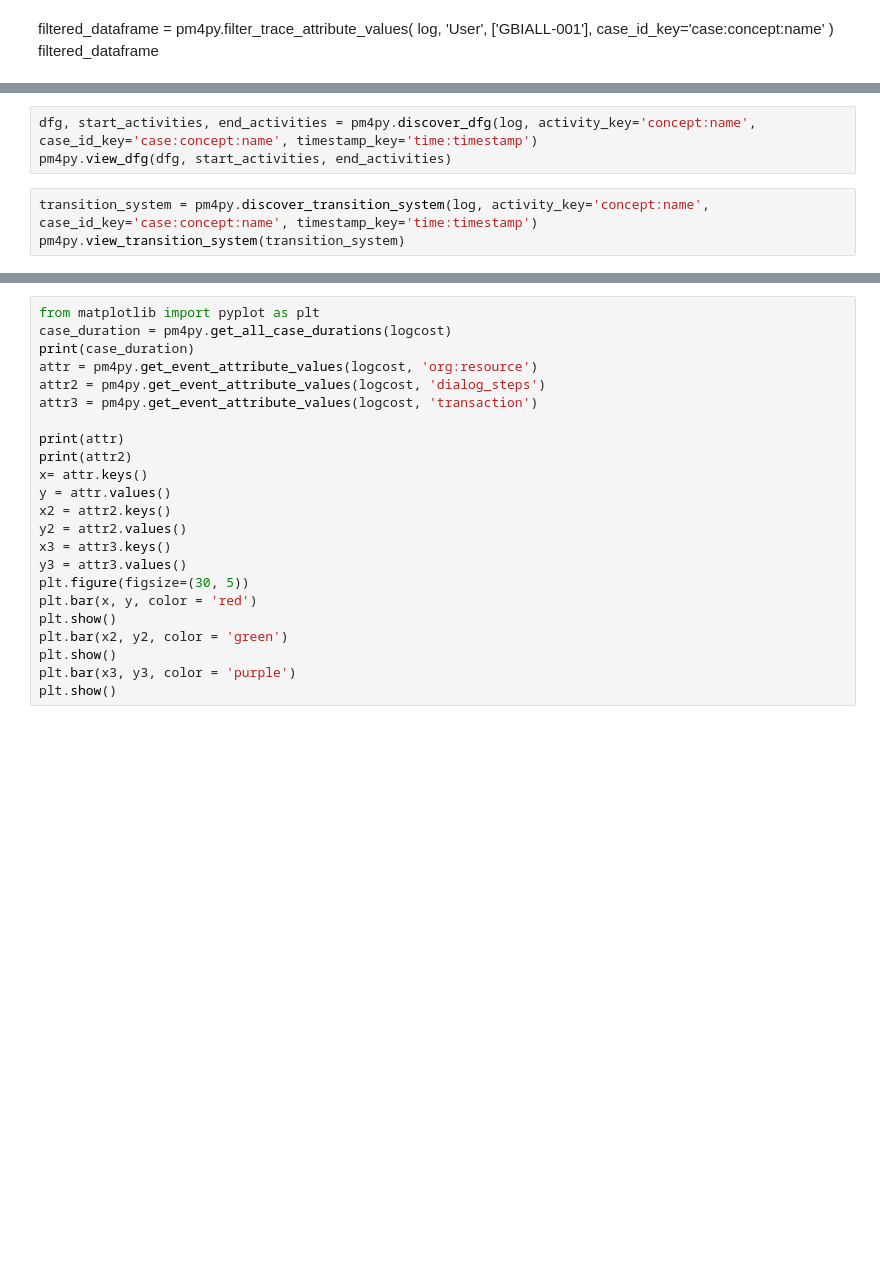
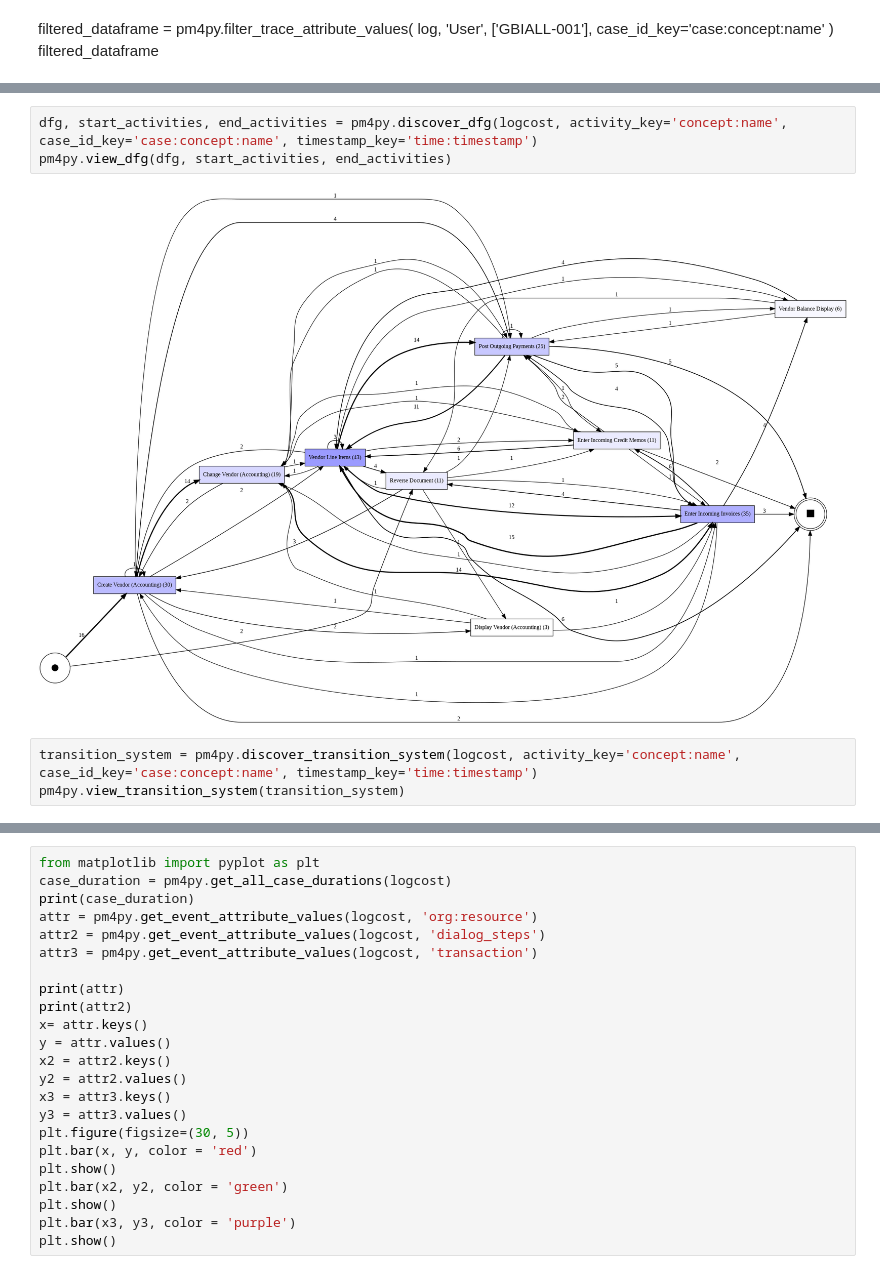
Before and after one commit to szabild/procmin2, a Jupyter notebook: procmin0315.ipynb, the cells around one changed output, grey strips where cells are left out. Cells and saved outputs as stored; diff of their text form; blank space fills up the shorter version.

```diff
--- a/procmin0315.ipynb
+++ b/procmin0315.ipynb
@@ -133,8 +191,10 @@ pm4py.view_petri_net(net, initial_marking, final_marking)
 # %%
-dfg, start_activities, end_activities = pm4py.discover_dfg(log, activity_key='concept:name', case_id_key='case:concept:name', timestamp_key='time:timestamp')
+dfg, start_activities, end_activities = pm4py.discover_dfg(logcost, activity_key='concept:name', case_id_key='case:concept:name', timestamp_key='time:timestamp')
 pm4py.view_dfg(dfg, start_activities, end_activities)
+# %% [output]
+[figure, added]
 # %%
-transition_system = pm4py.discover_transition_system(log, activity_key='concept:name', case_id_key='case:concept:name', timestamp_key='time:timestamp')
+transition_system = pm4py.discover_transition_system(logcost, activity_key='concept:name', case_id_key='case:concept:name', timestamp_key='time:timestamp')
 pm4py.view_transition_system(transition_system)
 # %%
 print(pm4py.stats.get_case_duration(logcost, case_id = '8'))
```
Also changed, not shown: parts of 8 cells of this notebook.
